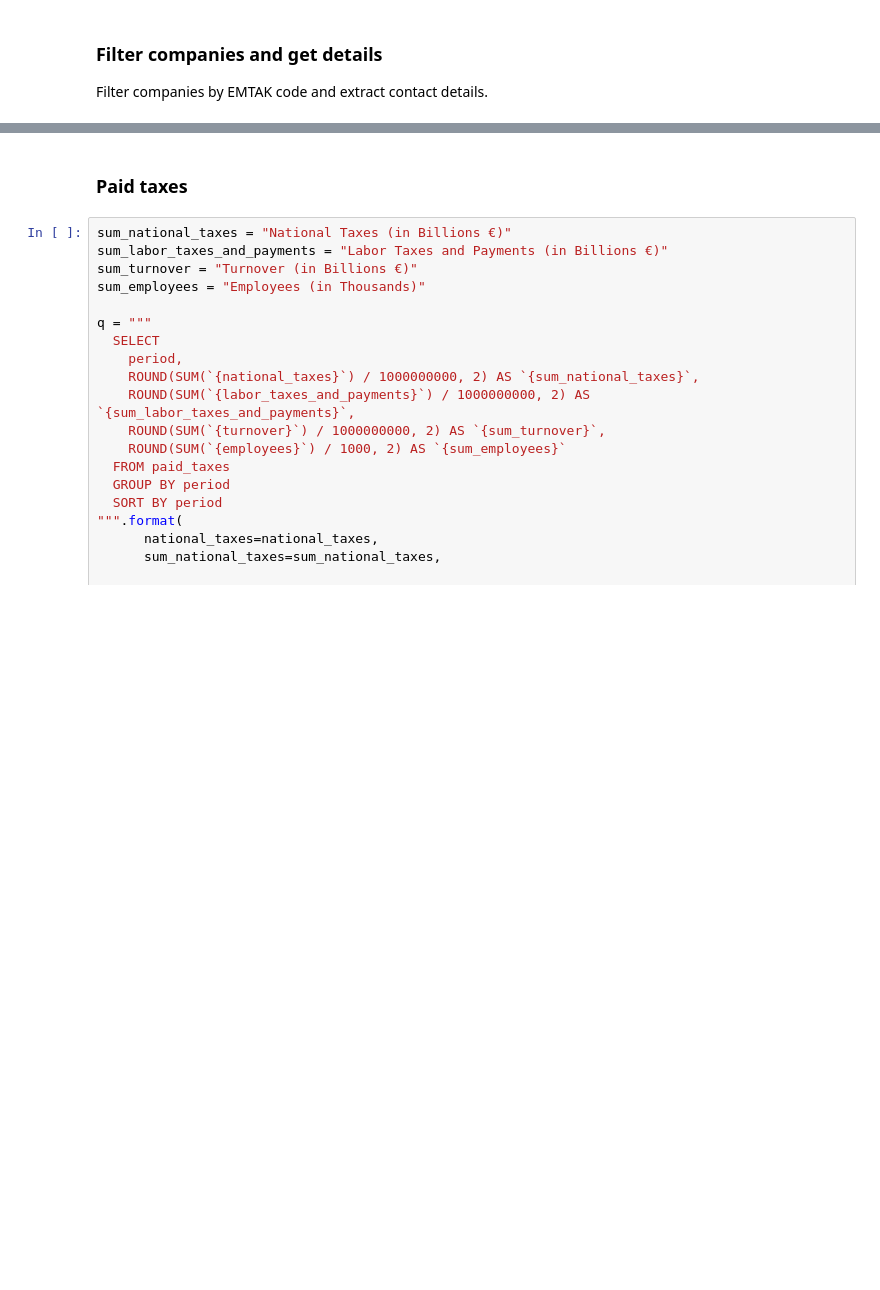
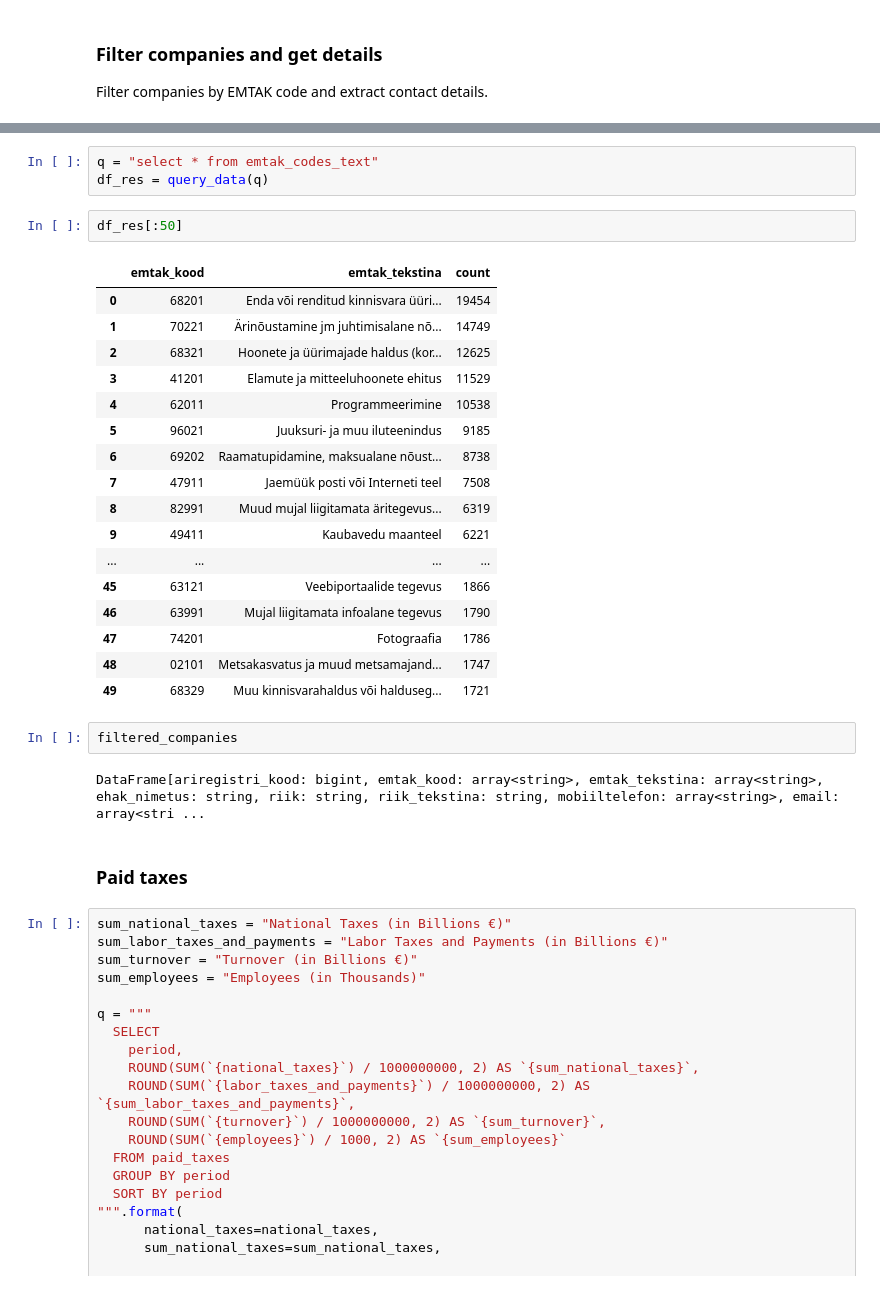
Before and after one commit to olympus999/e-ariregistri_avaandmed, a Jupyter notebook: Spark.ipynb, the cells around one changed output, grey strips where cells are left out. Drawn from its saved outputs; the diff is of its cells as text; blank space fills up the shorter version.

```diff
--- a/Spark.ipynb
+++ b/Spark.ipynb
@@ -607,3 +656,30 @@ filtered_companies.show(20, truncate=False)
+# %%
+q = "select * from emtak_codes_text"
+df_res = query_data(q)
+# %%
+df_res[:50]
+# %% [output]
+|  | emtak_kood | emtak_tekstina | count |
+| 0 | 68201 | Enda või renditud kinnisvara üüri... | 19454 |
+| 1 | 70221 | Ärinõustamine jm juhtimisalane nõ... | 14749 |
+| 2 | 68321 | Hoonete ja üürimajade haldus (kor... | 12625 |
+| 3 | 41201 | Elamute ja mitteeluhoonete ehitus | 11529 |
+| 4 | 62011 | Programmeerimine | 10538 |
+| 5 | 96021 | Juuksuri- ja muu iluteenindus | 9185 |
+| 6 | 69202 | Raamatupidamine, maksualane nõust... | 8738 |
+| 7 | 47911 | Jaemüük posti või Interneti teel | 7508 |
+| 8 | 82991 | Muud mujal liigitamata äritegevus... | 6319 |
+| 9 | 49411 | Kaubavedu maanteel | 6221 |
+| ... | ... | ... | ... |
+| 45 | 63121 | Veebiportaalide tegevus | 1866 |
+| 46 | 63991 | Mujal liigitamata infoalane tegevus | 1790 |
+| 47 | 74201 | Fotograafia | 1786 |
+| 48 | 02101 | Metsakasvatus ja muud metsamajand... | 1747 |
+| 49 | 68329 | Muu kinnisvarahaldus või halduseg... | 1721 |
+# %%
+filtered_companies
+# %% [output]
+DataFrame[ariregistri_kood: bigint, emtak_kood: array<string>, emtak_tekstina: array<string>, ehak_nimetus: string, riik: string, riik_tekstina: string, mobiiltelefon: array<string>, email: array<stri ...
 # %% [markdown]
 ### Paid taxes
 # %%
```
Also changed, not shown: parts of 27 cells of this notebook.
